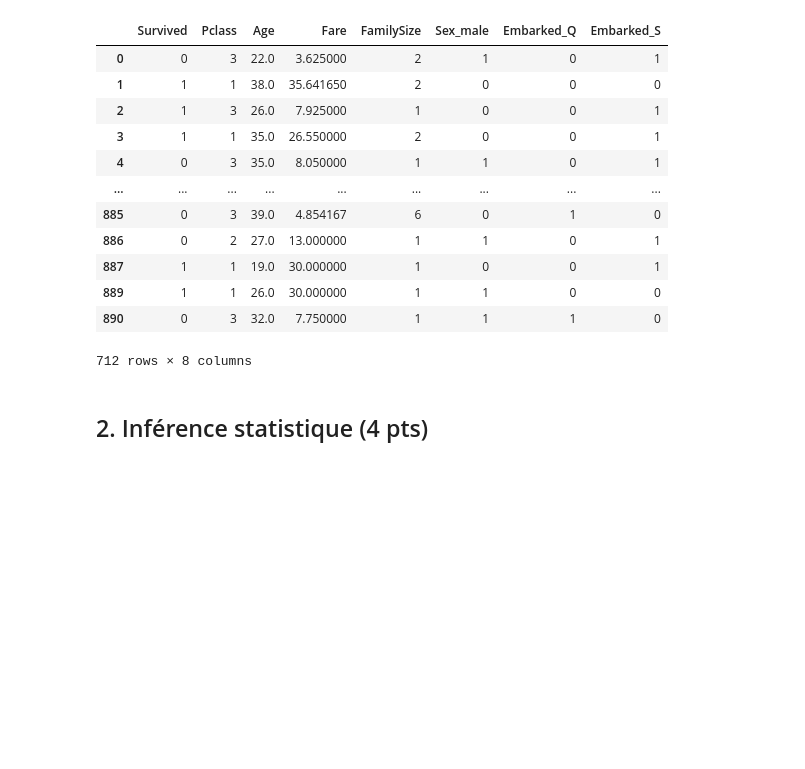
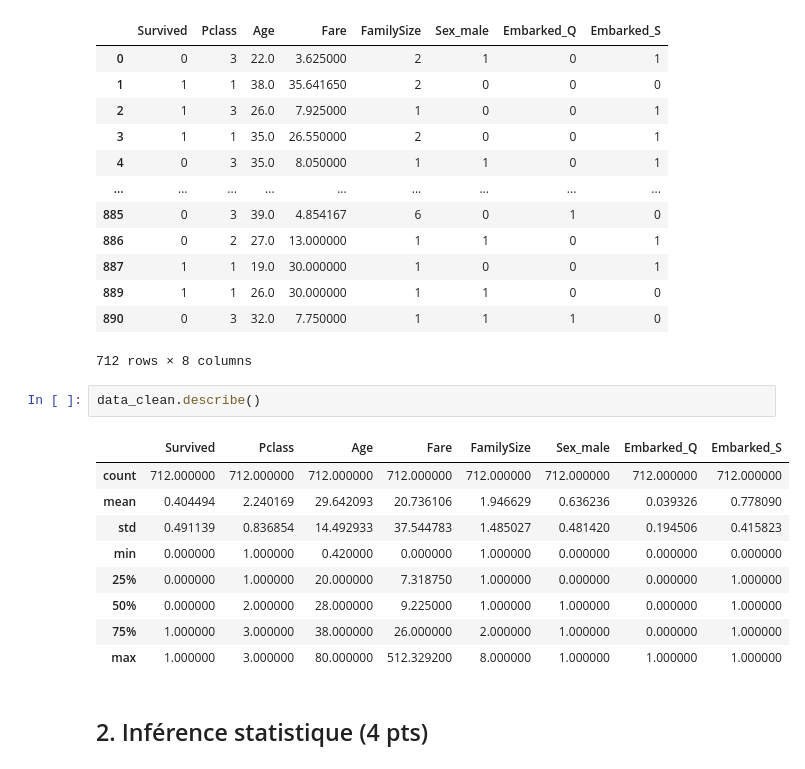
Before and after one commit to fuzoh/62-62.2-dataAnalysis, a Jupyter notebook: Projet.ipynb, the cells around one changed output. Drawn from its saved outputs; the diff is of its cells as text; blank space fills up the shorter version.

```diff
--- a/Projet.ipynb
+++ b/Projet.ipynb
@@ -103,5 +106,17 @@ display(data_clean)
 | 889 | 1 | 1 | 26.0 | 30.000000 | 1 | 1 | 0 | 0 |
 | 890 | 0 | 3 | 32.0 | 7.750000 | 1 | 1 | 1 | 0 |
 712 rows × 8 columns
+# %%
+data_clean.describe()
+# %% [output]
+|  | Survived | Pclass | Age | Fare | FamilySize | Sex_male | Embarked_Q | Embarked_S |
+| count | 712.000000 | 712.000000 | 712.000000 | 712.000000 | 712.000000 | 712.000000 | 712.000000 | 712.000000 |
+| mean | 0.404494 | 2.240169 | 29.642093 | 20.736106 | 1.946629 | 0.636236 | 0.039326 | 0.778090 |
+| std | 0.491139 | 0.836854 | 14.492933 | 37.544783 | 1.485027 | 0.481420 | 0.194506 | 0.415823 |
+| min | 0.000000 | 1.000000 | 0.420000 | 0.000000 | 1.000000 | 0.000000 | 0.000000 | 0.000000 |
+| 25% | 0.000000 | 1.000000 | 20.000000 | 7.318750 | 1.000000 | 0.000000 | 0.000000 | 1.000000 |
+| 50% | 0.000000 | 2.000000 | 28.000000 | 9.225000 | 1.000000 | 1.000000 | 0.000000 | 1.000000 |
+| 75% | 1.000000 | 3.000000 | 38.000000 | 26.000000 | 2.000000 | 1.000000 | 0.000000 | 1.000000 |
+| max | 1.000000 | 3.000000 | 80.000000 | 512.329200 | 8.000000 | 1.000000 | 1.000000 | 1.000000 |
 # %% [markdown]
 ## 2. Inférence statistique (4 pts)
```
Also changed, not shown: parts of 8 cells of this notebook.
